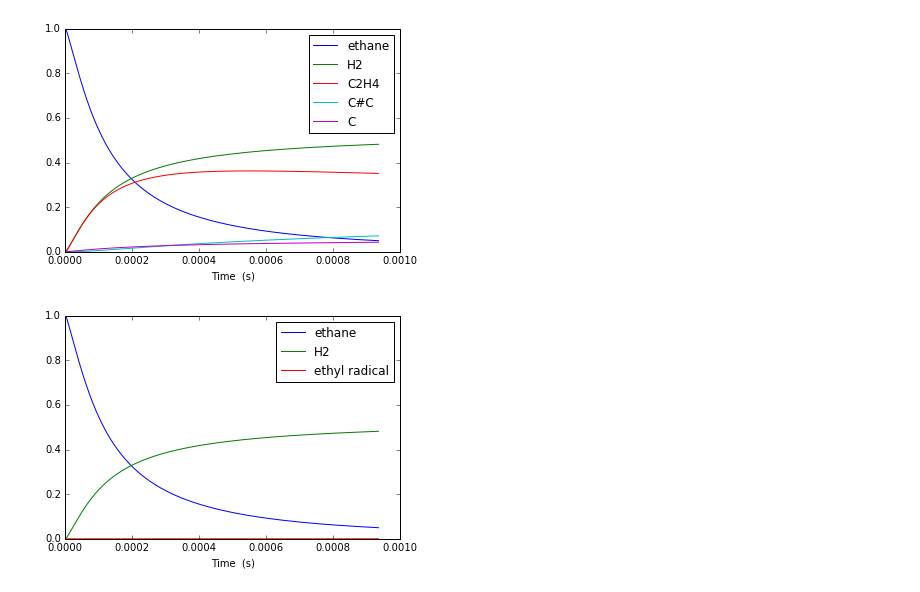
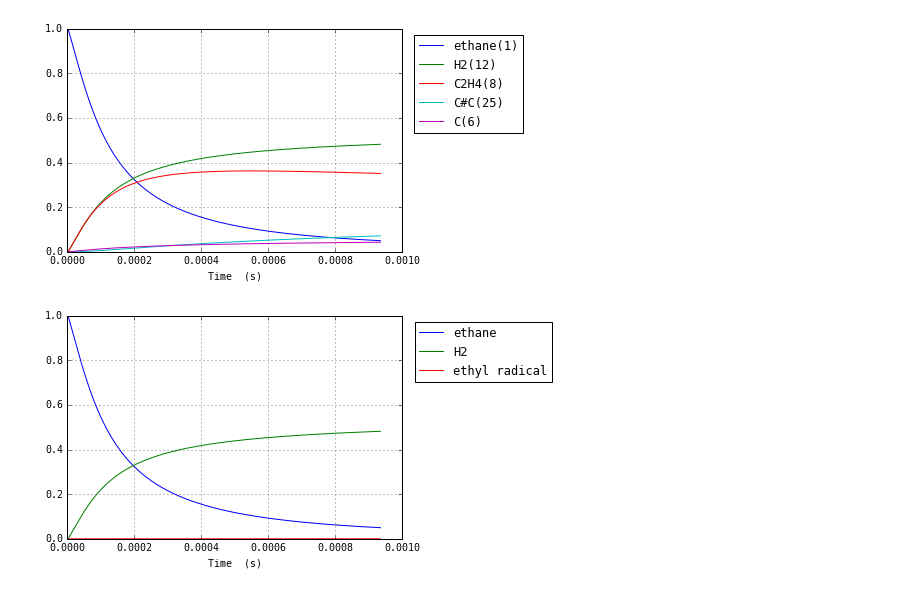
Before and after one commit to KEHANG/rmg_wiki, a Jupyter notebook: tools/plotSimulation/plotSimulation.ipynb, the cells around one changed output. Cells and saved outputs as stored; diff of their text form; code cells hidden in the pictures.

Commit message:
Update automatic plotting of simulation script
Update plotSimulation script

update plotSimulation script

```diff
--- a/tools/plotSimulation/plotSimulation.ipynb
+++ b/tools/plotSimulation/plotSimulation.ipynb
@@ -14,8 +22,8 @@ plotGenericData('plot.png',xVar=time,yVar=[data[0]])
 # %%
-plotSimulation('files/simulation_1_19.csv', numSpecies=5)
+SimulationPlot(csvFile='files/simulation_1_19.csv', numSpecies=5).plot()
 # %% [output]
-[figure, old version]
+[figure, new version]
 # %%
-plotSimulation('files/simulation_1_19.csv', species={'ethyl radical':'C2H5(3)', 'ethane': 'ethane(1)','H2':'H2(12)'})
+SimulationPlot(csvFile='files/simulation_1_19.csv', species={'ethyl radical':'C2H5(3)', 'ethane': 'ethane(1)','H2':'H2(12)'}).plot()
 # %% [output]
-[figure, old version]
+[figure, new version]
```
Also changed, not shown: parts of 4 cells of this notebook.
